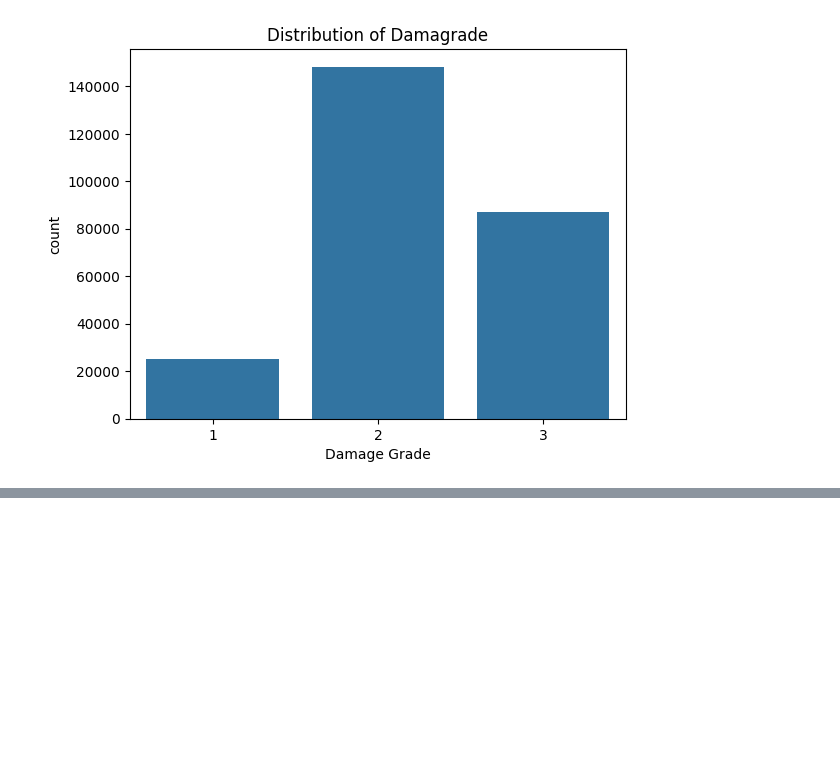
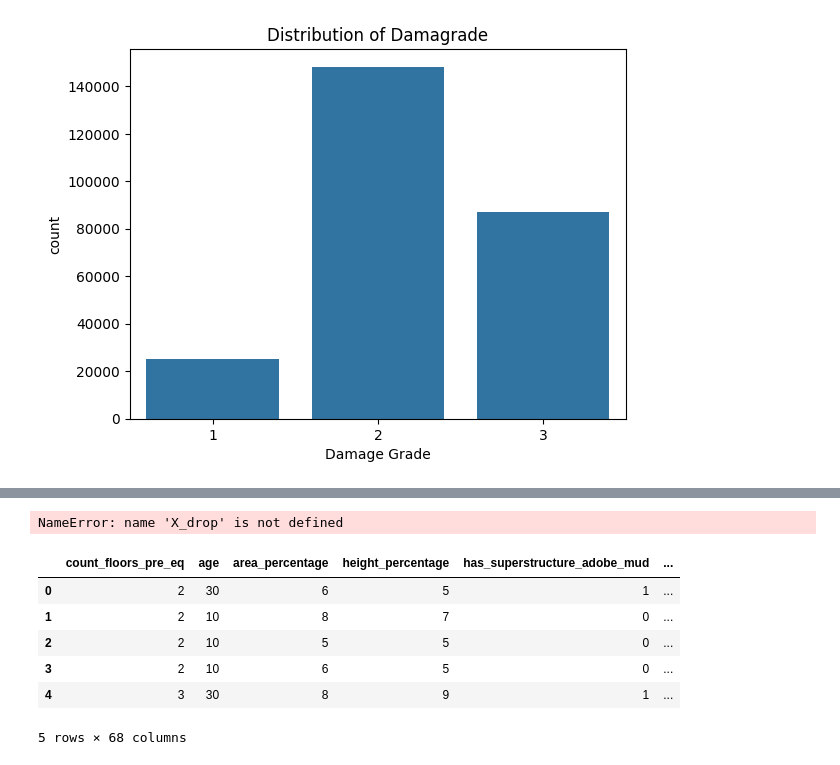
Before and after one commit to PundirNeetu/MiniCompetition, a Jupyter notebook: notebooks/Exploration.ipynb, the cells around one changed output, grey strips where cells are left out. Cells and saved outputs as stored; diff of their text form; code cells hidden in the pictures; blank space fills up the shorter version.

```diff
--- a/notebooks/Exploration.ipynb
+++ b/notebooks/Exploration.ipynb
@@ -409,0 +468,9 @@ no
+# %%
+X_cat = X[['land_surface_condition', 'foundation_type', 'roof_type','ground_floor_type', 'other_floor_type', 'position','plan_configuration', 'legal_ownership_status']]
+enc = OneHotEncoder()
+X_encoded= enc.fit_transform(X_cat)
+# Convert the sparse matrix to a DataFrame
+encoded_df = pd.DataFrame(X_encoded.toarray(), columns=enc.get_feature_names_out(X_cat.columns))
+
+# Inspect the output
+encoded_df.head()
@@ -409,0 +545,20 @@ no
+# %%
+X_drop
+# %% [output]
+NameError: name 'X_drop' is not defined
+# %%
+X_final = pd.concat([X.drop(columns= ['building_id',	'geo_level_1_id','geo_level_2_id','geo_level_3_id',
+                                 'land_surface_condition', 'foundation_type', 'roof_type','ground_floor_type',
+                                 'other_floor_type', 'position','plan_configuration', 'legal_ownership_status']),
+                X_geo_freq.drop(columns=['geo_level_1_id','geo_level_2_id','geo_level_3_id']),
+                  encoded_df], axis=1)
+# %%
+X_final.head()
+# %% [output]
+|  | count_floors_pre_eq | age | area_percentage | height_percentage | has_superstructure_adobe_mud | ... |
+| 0 | 2 | 30 | 6 | 5 | 1 | ... |
+| 1 | 2 | 10 | 8 | 7 | 0 | ... |
+| 2 | 2 | 10 | 5 | 5 | 0 | ... |
+| 3 | 2 | 10 | 6 | 5 | 0 | ... |
+| 4 | 3 | 30 | 8 | 9 | 1 | ... |
+5 rows × 68 columns
```
Also changed, not shown: parts of 11 cells of this notebook, 2 other files.
